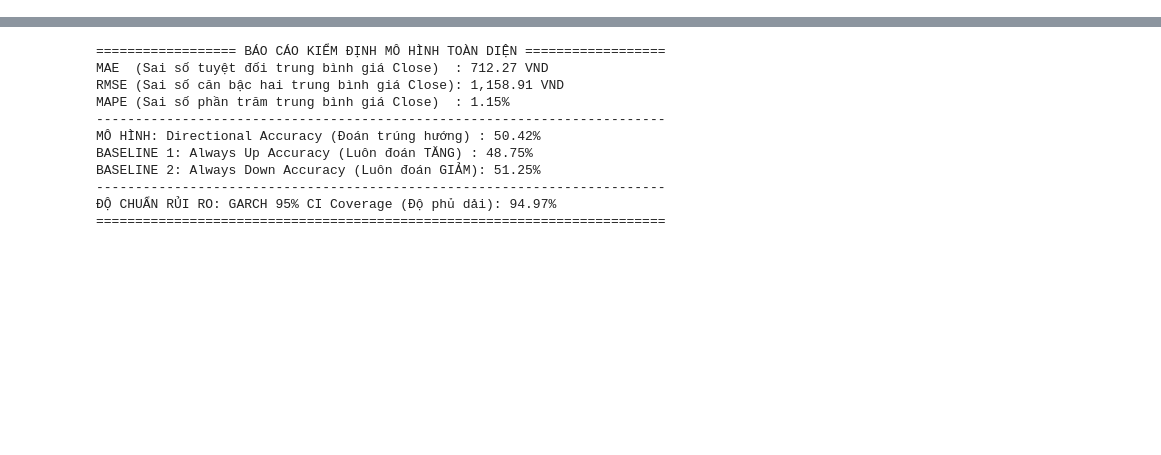
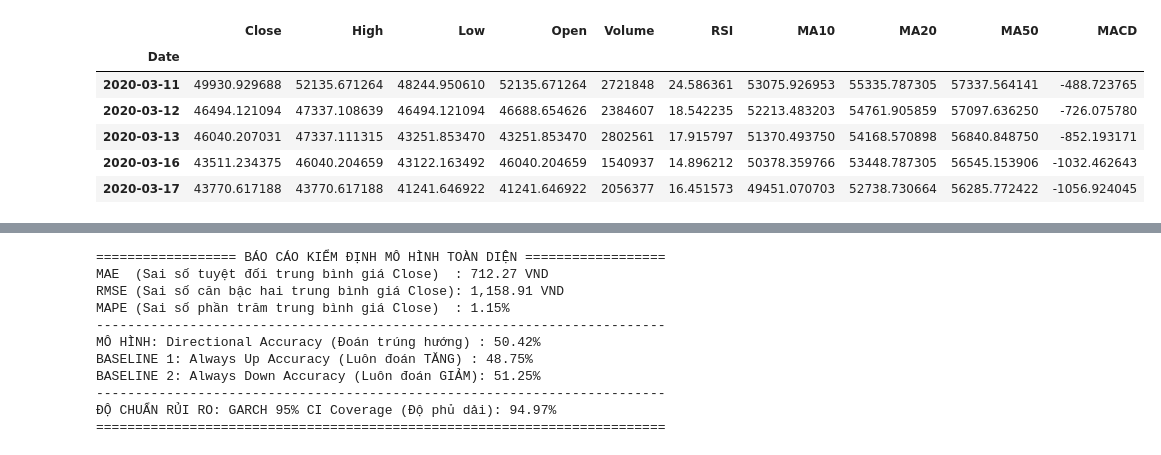
Before and after one commit to dinhhuy410/ADY201m_Final_Project, a Jupyter notebook: Training_XGBoost.ipynb, the cells around one changed output, grey strips where cells are left out. Saved outputs shown, nothing was run; the diff lists cells and outputs as text; code cells hidden in the pictures; blank space fills up the shorter version.

Commit message:
Update XGBoost training, remove LSTM and TCN notebooks, remove Appv5

```diff
--- a/Training XGBoost.ipynb
+++ b/Training_XGBoost.ipynb
@@ -0,0 +8,30 @@
+# %%
+import joblib
+import numpy as np
+import pandas as pd
+import xgboost as xgb
+from arch import arch_model
+from sklearn.model_selection import TimeSeriesSplit
+from scipy.stats import t
+
+# Đọc dữ liệu
+df = pd.read_csv('VCB_data.csv', index_col=0, parse_dates=True)
+df.sort_index(inplace=True)
+
+# Ép kiểu dữ liệu và xử lý giá trị lỗi
+features_to_fix = ['Close', 'RSI', 'Volume']
+for col in features_to_fix:
+    df[col] = pd.to_numeric(df[col], errors='coerce')
+
+df.dropna(inplace=True)
+
+# Hiển thị vài dòng đầu để kiểm tra
+display(df.head())
+# %% [output]
+|  | Close | High | Low | Open | Volume | RSI | MA10 | MA20 | MA50 | MACD |
+| Date |  |  |  |  |  |  |  |  |  |  |
+| 2020-03-11 | 49930.929688 | 52135.671264 | 48244.950610 | 52135.671264 | 2721848 | 24.586361 | 53075.926953 | 55335.787305 | 57337.564141 | -488.723765 |
+| 2020-03-12 | 46494.121094 | 47337.108639 | 46494.121094 | 46688.654626 | 2384607 | 18.542235 | 52213.483203 | 54761.905859 | 57097.636250 | -726.075780 |
+| 2020-03-13 | 46040.207031 | 47337.111315 | 43251.853470 | 43251.853470 | 2802561 | 17.915797 | 51370.493750 | 54168.570898 | 56840.848750 | -852.193171 |
+| 2020-03-16 | 43511.234375 | 46040.204659 | 43122.163492 | 46040.204659 | 1540937 | 14.896212 | 50378.359766 | 53448.787305 | 56545.153906 | -1032.462643 |
+| 2020-03-17 | 43770.617188 | 43770.617188 | 41241.646922 | 41241.646922 | 2056377 | 16.451573 | 49451.070703 | 52738.730664 | 56285.772422 | -1056.924045 |
```
Also changed, not shown: parts of 9 cells of this notebook, 3 other files.
